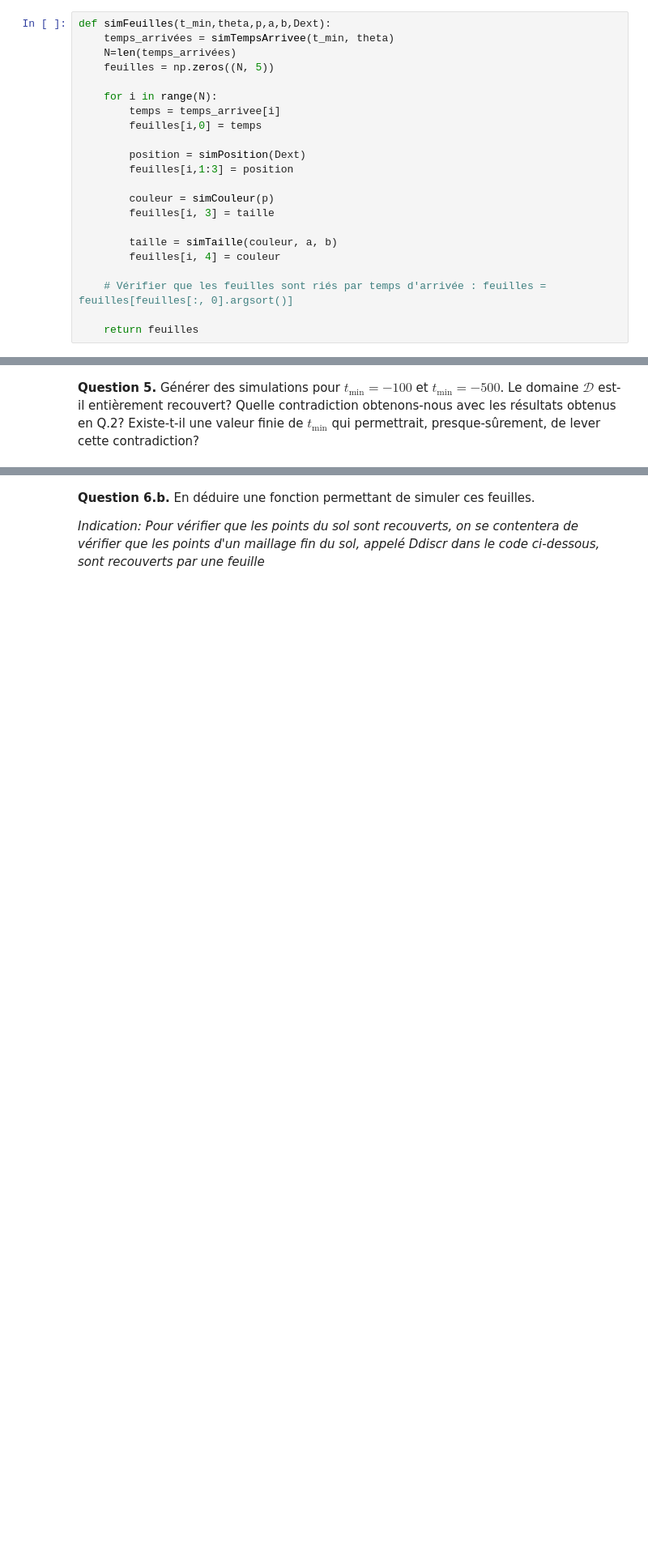
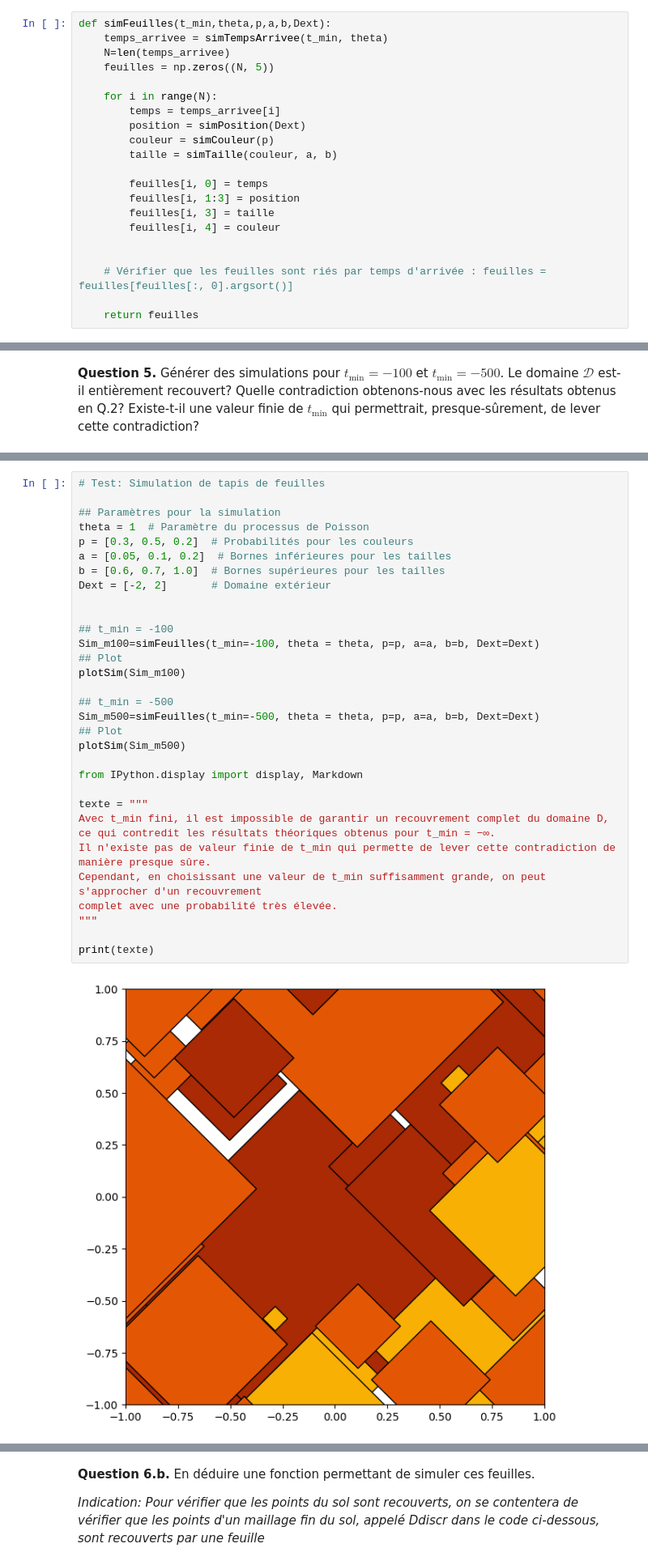
Before and after one commit to HBoiarsky/DM-probas-mines, a Jupyter notebook: PN_Probas_24-25_VF.ipynb, the cells around one changed output, grey strips where cells are left out. Shown at 81% size. Saved outputs shown, nothing was run; the diff lists cells and outputs as text; blank space fills up the shorter version.

```diff
--- a/PN_Probas_24-25_VF.ipynb
+++ b/PN_Probas_24-25_VF.ipynb
@@ -427,22 +441,21 @@ def simPosition(Dext):
 *Indication: On pourra repartir de l'implémentation de la fonction permettant de simuler les temps d'arrivées et utiliser les fonctions implémentées aux Q.4.a-c.*
 # %%
 def simFeuilles(t_min,theta,p,a,b,Dext):
-    temps_arrivées = simTempsArrivee(t_min, theta)
-    N=len(temps_arrivées)
+    temps_arrivee = simTempsArrivee(t_min, theta)
+    N=len(temps_arrivee)
     feuilles = np.zeros((N, 5))
 
     for i in range(N):
         temps = temps_arrivee[i]
-        feuilles[i,0] = temps
+        position = simPosition(Dext)
+        couleur = simCouleur(p)
+        taille = simTaille(couleur, a, b)
 
-        position = simPosition(Dext)
-        feuilles[i,1:3] = position
+        feuilles[i, 0] = temps
+        feuilles[i, 1:3] = position
+        feuilles[i, 3] = taille
+        feuilles[i, 4] = couleur
 
-        couleur = simCouleur(p)
-        feuilles[i, 3] = taille
-
-        taille = simTaille(couleur, a, b)
-        feuilles[i, 4] = couleur
 
     # Vérifier que les feuilles sont riés par temps d'arrivée : feuilles = feuilles[feuilles[:, 0].argsort()]
 
@@ -475,0 +477,33 @@ plotSim(Sim_m500)
+# %%
+# Test: Simulation de tapis de feuilles
+
+## Paramètres pour la simulation
+theta = 1  # Paramètre du processus de Poisson
+p = [0.3, 0.5, 0.2]  # Probabilités pour les couleurs
+a = [0.05, 0.1, 0.2]  # Bornes inférieures pour les tailles
+b = [0.6, 0.7, 1.0]  # Bornes supérieures pour les tailles
+Dext = [-2, 2]       # Domaine extérieur
+
+
+## t_min = -100
+Sim_m100=simFeuilles(t_min=-100, theta = theta, p=p, a=a, b=b, Dext=Dext)
+## Plot
+plotSim(Sim_m100)
+
+## t_min = -500
+Sim_m500=simFeuilles(t_min=-500, theta = theta, p=p, a=a, b=b, Dext=Dext)
+## Plot
+plotSim(Sim_m500)
+
+from IPython.display import display, Markdown
+
+texte = """
+Avec t_min fini, il est impossible de garantir un recouvrement complet du domaine D, ce qui contredit les résultats théoriques obtenus pour t_min = −∞.
+Il n'existe pas de valeur finie de t_min qui permette de lever cette contradiction de manière presque sûre.
+Cependant, en choisissant une valeur de t_min suffisamment grande, on peut s'approcher d'un recouvrement
+complet avec une probabilité très élevée.
+"""
+
+print(texte)
+# %% [output]
+[figure, added]
```
Also changed, not shown: parts of 20 cells of this notebook.
